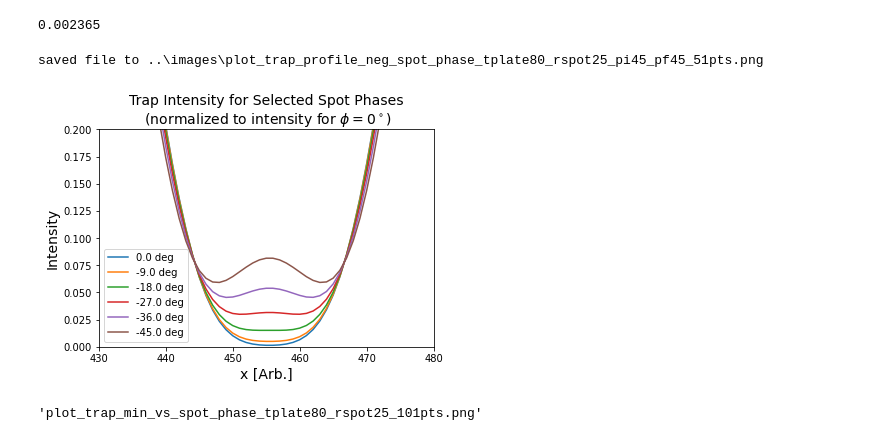
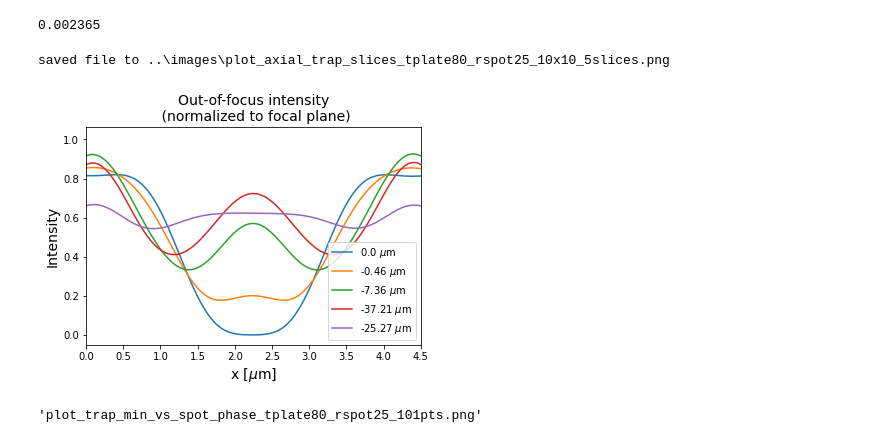
Before and after one commit to prhuft/fourier-optics, a Jupyter notebook: gba/axial_slice.ipynb, the cells around one changed output. Cells and saved outputs as stored; diff of their text form; code cells hidden in the pictures.

Commit message:
new multi-slice plot

```diff
--- a/gba/axial_slice.ipynb
+++ b/gba/axial_slice.ipynb
@@ -206,5 +202,6 @@ dx/100
+# %%
+savefile = False
 # %%
-savefile = True
 fig,ax = plt.subplots()#figsize=(6,8))
 mmscl = 1e3
 M = f2/f1
@@ -220,6 +217,7 @@ if savefile:
     fname = f"plot_axial_field_slice_tplate{int(100*t_plate)}_rspot{int(100*(1-r_aper))}_{xnum1}x{xnum1}.png"
     plt.savefig(fname, bbox_inches='tight')
     print('wrote file to',fname)
+    savefile = False
 # %% [output]
 wrote file to plot_axial_field_slice_tplate80_rspot25_10x10.png
 [figure]
@@ -231,23 +229,27 @@ wrote file to plot_axial_field_slice_tplate80_rspot25_10x10.png
 w
 # %% [output]
 0.002365
+# %%
+savefig=True
 # %%
-savefig=False
 fig,ax = plt.subplots()
-for i in range(6):
-    ax.plot(range(pts),slices_soln[:,int((numsteps-1)/2)-i*5],label=f'{phase_steps[int((numsteps-1)/2)-i*5]} deg')
-ax.set_title("Trap Intensity for Selected Spot Phases"+ "\n (normalized to intensity for $\phi=0^\circ$)",fontsize=fontsize)
-ax.set_xlabel("x [Arb.]",fontsize=fontsize)
+umscl = 1e6
+xpts = linspace(-w*umscl*M,w*umscl*M,pts)
+ipts = 5
+for i in range(ipts):
+    ax.plot(xpts,slices_soln[:,int((numsteps-1)/2)-i*(ipts-1)],label=f'{floor(100*dz2_steps[int((numsteps-1)/2)-i**(ipts-1)]*1e6)/100} $\mu$m')
+ax.set_title("Out-of-focus intensity"+ "\n (normalized to focal plane)",fontsize=fontsize)
+ax.set_xlabel("x [$\mu$m]",fontsize=fontsize)
 ax.set_ylabel("Intensity",fontsize=fontsize)
-ax.set_ylim((0,0.2))
-ax.set_xlim((430,480))
+# ax.set_ylim((0,0.2))
+ax.set_xlim((0,4.5))
 ax.legend()
 if savefig:
-    fname = f"plot_trap_profile_neg_spot_phase_tplate{int(100*t_plate)}_rspot{int(100*(1-r_aper))}_pi{abs(int(phase_steps[0]))}_pf{abs(int(phase_steps[-1]))}_{numsteps}pts.png"
+    fname = f"plot_axial_trap_slices_tplate{int(100*t_plate)}_rspot{int(100*(1-r_aper))}_{xnum1}x{xnum1}_{ipts}slices.png"
     savefigure(fname)
 # %% [output]
-saved file to ..\images\plot_trap_profile_neg_spot_phase_tplate80_rspot25_pi45_pf45_51pts.png
+saved file to ..\images\plot_axial_trap_slices_tplate80_rspot25_10x10_5slices.png
-[figure, old version]
+[figure, new version]
 # %%
 f"plot_trap_min_vs_spot_phase_tplate{int(100*t_plate)}_rspot{int(100*(1-r_aper))}_{numsteps}pts.png"
 # %% [output]
```
Also changed, not shown: parts of 1 cell of this notebook, 2 other files.
